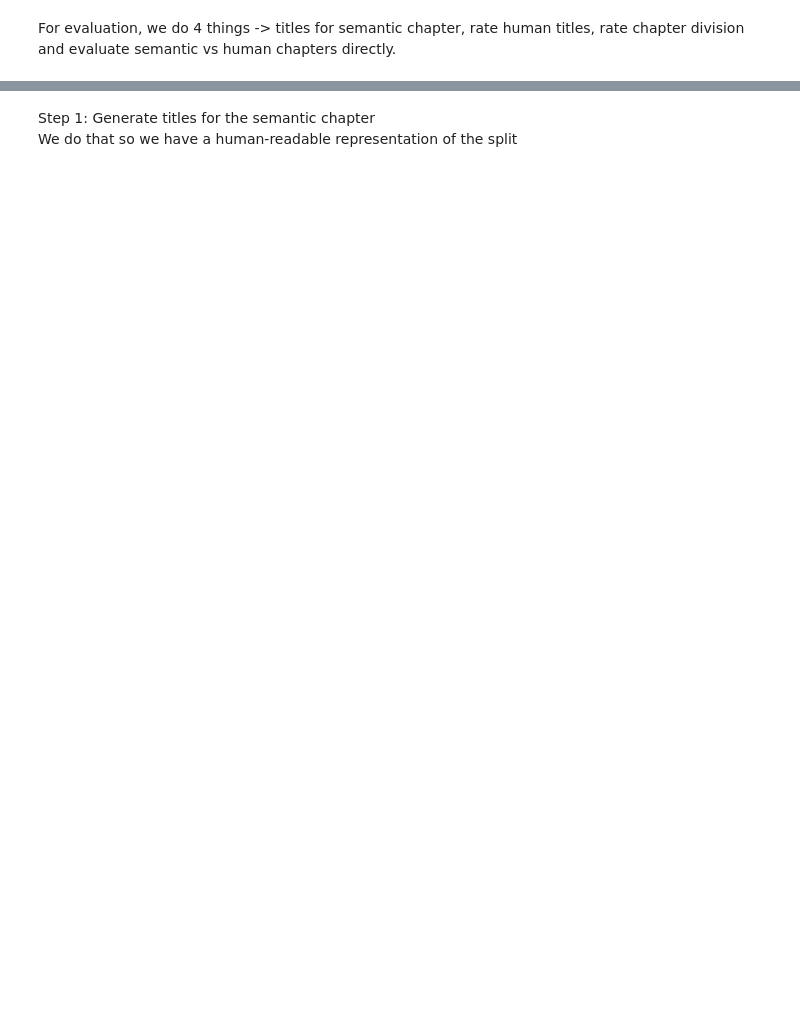
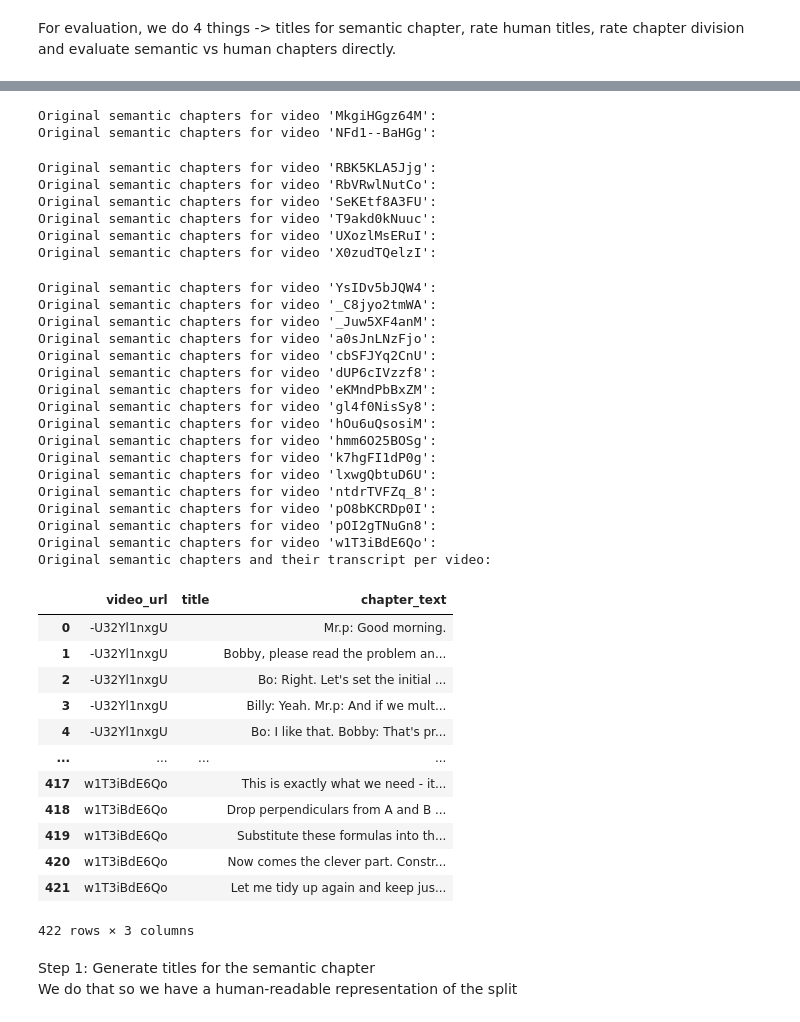
Before and after one commit to konstantintuev/thesis_backend, a Jupyter notebook: evaluate_semantic_chapters_ytseg.ipynb, the cells around one changed output, grey strips where cells are left out. Drawn from its saved outputs; the diff is of its cells as text; code cells hidden in the pictures; blank space fills up the shorter version.

```diff
--- a/evaluate_semantic_chapters_ytseg.ipynb
+++ b/evaluate_semantic_chapters_ytseg.ipynb
@@ -117,2 +136,44 @@ Human chapters and their transcript per video:
 # %% [markdown]
 For evaluation, we do 4 things -> titles for semantic chapter, rate human titles, rate chapter division and evaluate semantic vs human chapters directly.
+# %%
+from langchain_experimental.text_splitter import SemanticChunker
+
+original_semantic_chapter_df = pd.DataFrame(columns=['video_url', 'title', 'chapter_text'])
+
+for video_url in list(video_urls):
+    try:
+        transcripts_video_df = human_chapters_transcript_df[
+            (human_chapters_transcript_df['video_url'] == video_url)
+        ]
+        # Sometimes we have wrong datatype for transcript
+        transcript_text = ' '.join(transcripts_video_df['chapter_text'].tolist())
+
+        text_splitter = SemanticChunker(
+            pending_embeddings_singleton, breakpoint_threshold_type="percentile"
+        )
+
+        # Use default chunk size
+        original_semantic_chapters = text_splitter.split_text(transcript_text)
+
+        original_semantic_chapter_per_video_data = []
+        for idx, chapter_text in enumerate(original_semantic_chapters):
+            original_semantic_chapter_per_video_data.append({
+                'video_url': video_url,
+                'title': '',
+                'chapter_text': chapter_text
+            })
+
+        original_semantic_chapter_per_video_df = pd.DataFrame(original_semantic_chapter_per_video_data)
+        # print(f"Semantic chapters and their transcripts for video '{video_url}':")
+        # display(semantic_chapter_per_video_df)
+        print(f"Original semantic chapters for video '{video_url}':")
+        original_semantic_chapter_df = pd.concat([original_semantic_chapter_df, original_semantic_chapter_per_video_df]).reset_index(drop=True)
+    except Exception as e:
+        print(f"Failed to add video '{video_url}' semantic chapters")
+        print(e)
+        video_urls.remove(video_url)
+
+
+print(f"Original semantic chapters and their transcript per video:")
+display(original_semantic_chapter_df)
+# %% [output]
@@ -119,3 +204,41 @@ For evaluation, we do 4 things -> titles for semantic chapter, rate human titles
+Original semantic chapters for video 'MkgiHGgz64M':
+Original semantic chapters for video 'NFd1--BaHGg':
+Original semantic chapters for video 'RBK5KLA5Jjg':
+Original semantic chapters for video 'RbVRwlNutCo':
+Original semantic chapters for video 'SeKEtf8A3FU':
+Original semantic chapters for video 'T9akd0kNuuc':
+Original semantic chapters for video 'UXozlMsERuI':
+Original semantic chapters for video 'X0zudTQelzI':
+Original semantic chapters for video 'YsIDv5bJQW4':
+Original semantic chapters for video '_C8jyo2tmWA':
+Original semantic chapters for video '_Juw5XF4anM':
+Original semantic chapters for video 'a0sJnLNzFjo':
+Original semantic chapters for video 'cbSFJYq2CnU':
+Original semantic chapters for video 'dUP6cIVzzf8':
+Original semantic chapters for video 'eKMndPbBxZM':
+Original semantic chapters for video 'gl4f0NisSy8':
+Original semantic chapters for video 'hOu6uQsosiM':
+Original semantic chapters for video 'hmm6O25BOSg':
+Original semantic chapters for video 'k7hgFI1dP0g':
+Original semantic chapters for video 'lxwgQbtuD6U':
+Original semantic chapters for video 'ntdrTVFZq_8':
+Original semantic chapters for video 'pO8bKCRDp0I':
+Original semantic chapters for video 'pOI2gTNuGn8':
+Original semantic chapters for video 'w1T3iBdE6Qo':
+Original semantic chapters and their transcript per video:
+|  | video_url | title | chapter_text |
+| 0 | -U32Yl1nxgU |  | Mr.p: Good morning. |
+| 1 | -U32Yl1nxgU |  | Bobby, please read the problem an... |
+| 2 | -U32Yl1nxgU |  | Bo: Right. Let's set the initial ... |
+| 3 | -U32Yl1nxgU |  | Billy: Yeah. Mr.p: And if we mult... |
+| 4 | -U32Yl1nxgU |  | Bo: I like that. Bobby: That's pr... |
+| ... | ... | ... | ... |
+| 417 | w1T3iBdE6Qo |  | This is exactly what we need - it... |
+| 418 | w1T3iBdE6Qo |  | Drop perpendiculars from A and B ... |
+| 419 | w1T3iBdE6Qo |  | Substitute these formulas into th... |
+| 420 | w1T3iBdE6Qo |  | Now comes the clever part. Constr... |
+| 421 | w1T3iBdE6Qo |  | Let me tidy up again and keep jus... |
+422 rows × 3 columns
 # %% [markdown]
 Step 1: Generate titles for the semantic chapter
 We do that so we have a human-readable representation of the split
```
Also changed, not shown: parts of 17 cells of this notebook, 3 other files.
